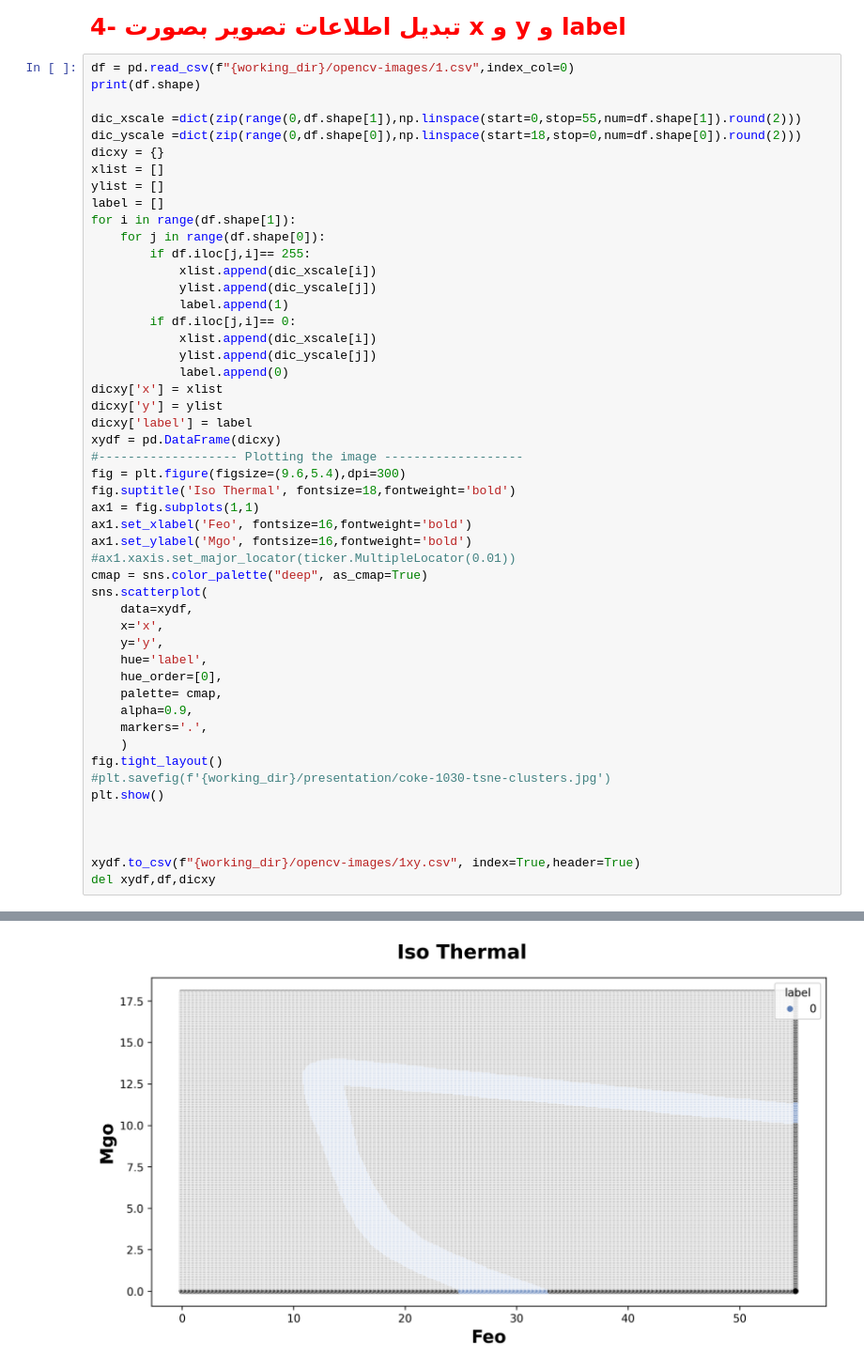
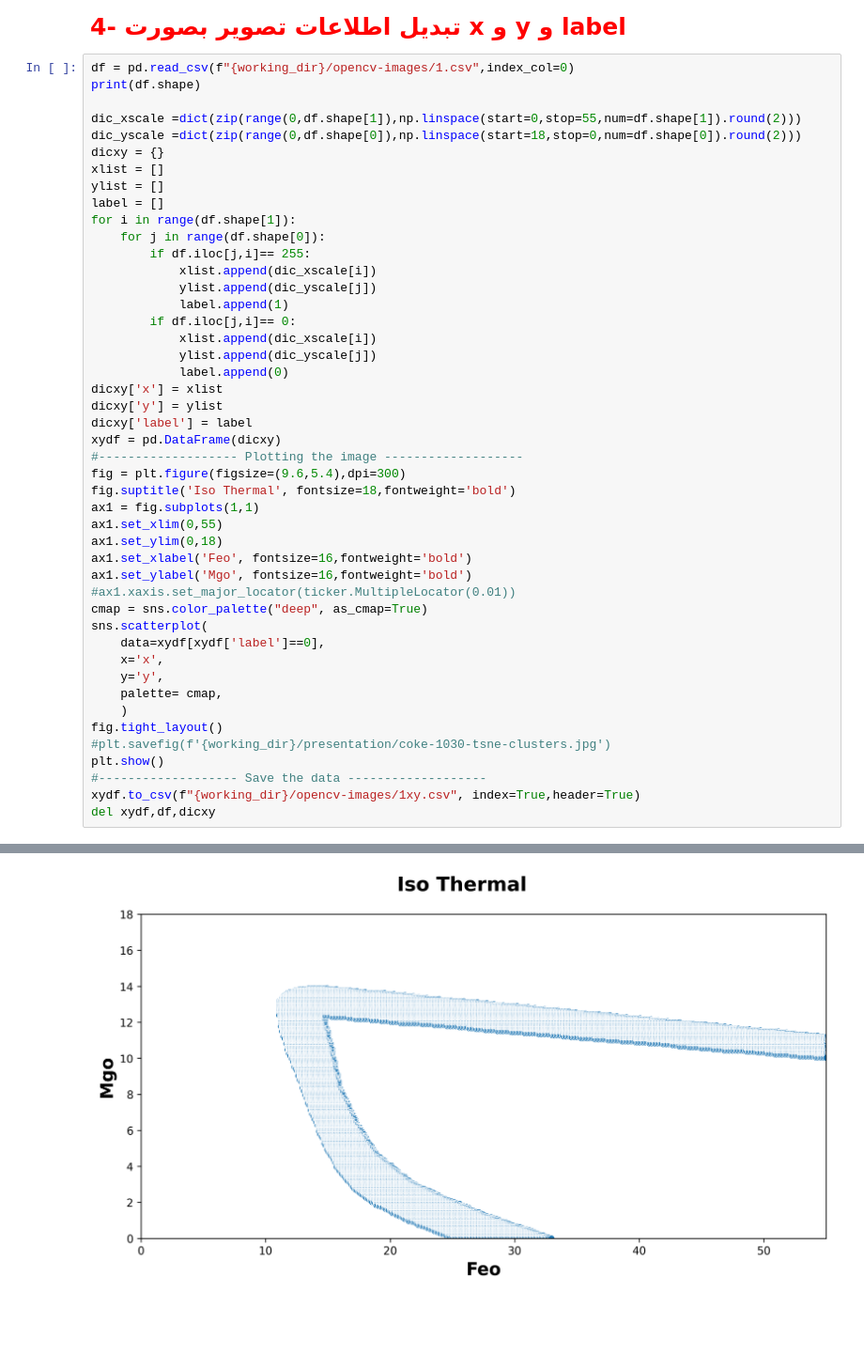
Before and after one commit to heidaralavi/EAF-Data-Analysis, a Jupyter notebook: opencv-codes/opencv.ipynb, the cells around one changed output, grey strips where cells are left out. Shown: that part at 94% size. Saved outputs shown, nothing was run; the diff lists cells and outputs as text; blank space fills up the shorter version.

```diff
--- a/opencv-codes/opencv.ipynb
+++ b/opencv-codes/opencv.ipynb
@@ -69,39 +73,35 @@ for i in range(df.shape[1]):
             ylist.append(dic_yscale[j])
             label.append(1)
         if df.iloc[j,i]== 0:
             xlist.append(dic_xscale[i])
             ylist.append(dic_yscale[j])
             label.append(0)
 dicxy['x'] = xlist
 dicxy['y'] = ylist
 dicxy['label'] = label
 xydf = pd.DataFrame(dicxy)
 #------------------- Plotting the image -------------------
 fig = plt.figure(figsize=(9.6,5.4),dpi=300)
 fig.suptitle('Iso Thermal', fontsize=18,fontweight='bold')
 ax1 = fig.subplots(1,1)
+ax1.set_xlim(0,55)
+ax1.set_ylim(0,18)
 ax1.set_xlabel('Feo', fontsize=16,fontweight='bold')
 ax1.set_ylabel('Mgo', fontsize=16,fontweight='bold')
 #ax1.xaxis.set_major_locator(ticker.MultipleLocator(0.01))
 cmap = sns.color_palette("deep", as_cmap=True)
 sns.scatterplot(
-    data=xydf,
+    data=xydf[xydf['label']==0],
     x='x',
     y='y',
-    hue='label',
-    hue_order=[0],
     palette= cmap,
-    alpha=0.9,
-    markers='.',
     )
 fig.tight_layout()
 #plt.savefig(f'{working_dir}/presentation/coke-1030-tsne-clusters.jpg')
 plt.show()
-
-
-
+#------------------- Save the data -------------------
 xydf.to_csv(f"{working_dir}/opencv-images/1xy.csv", index=True,header=True)
 del xydf,df,dicxy
 # %% [output]
 (322, 502)
-[figure, old version]
+[figure, new version]
```
Also changed, not shown: parts of 3 cells of this notebook, 1 other file.
